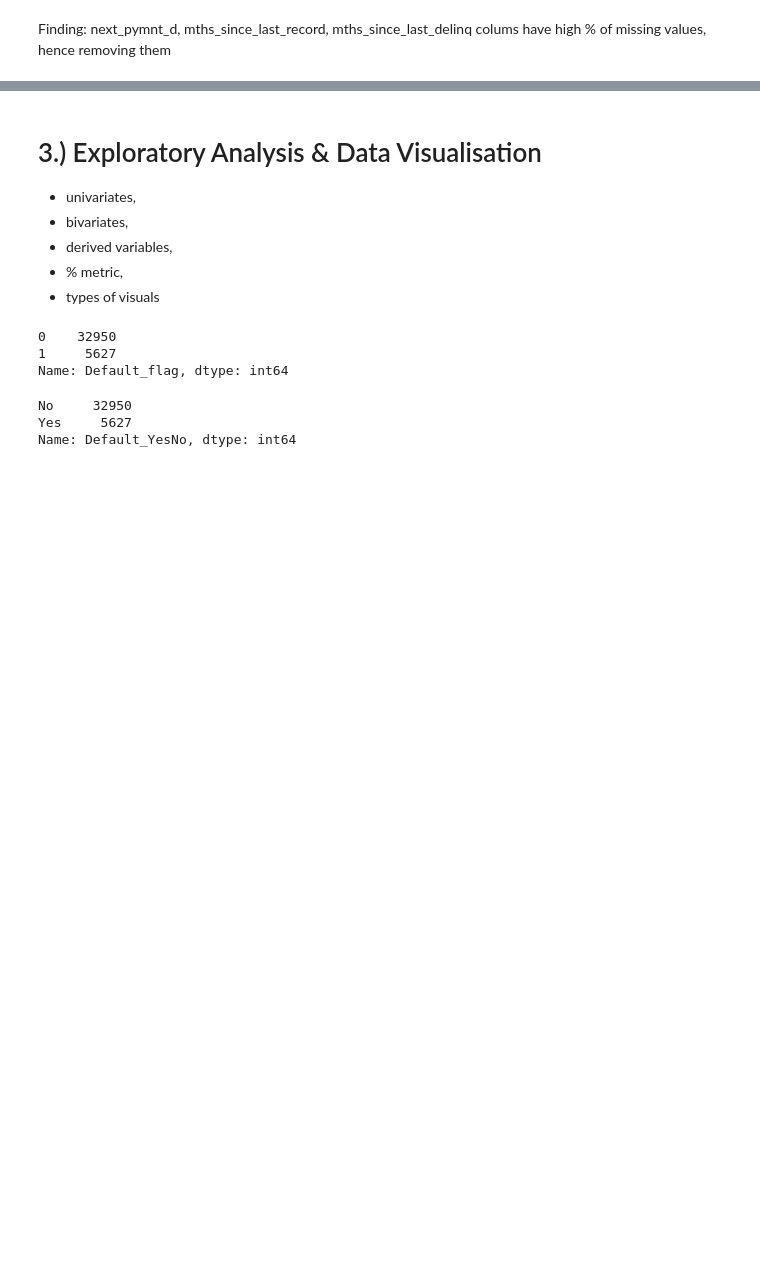
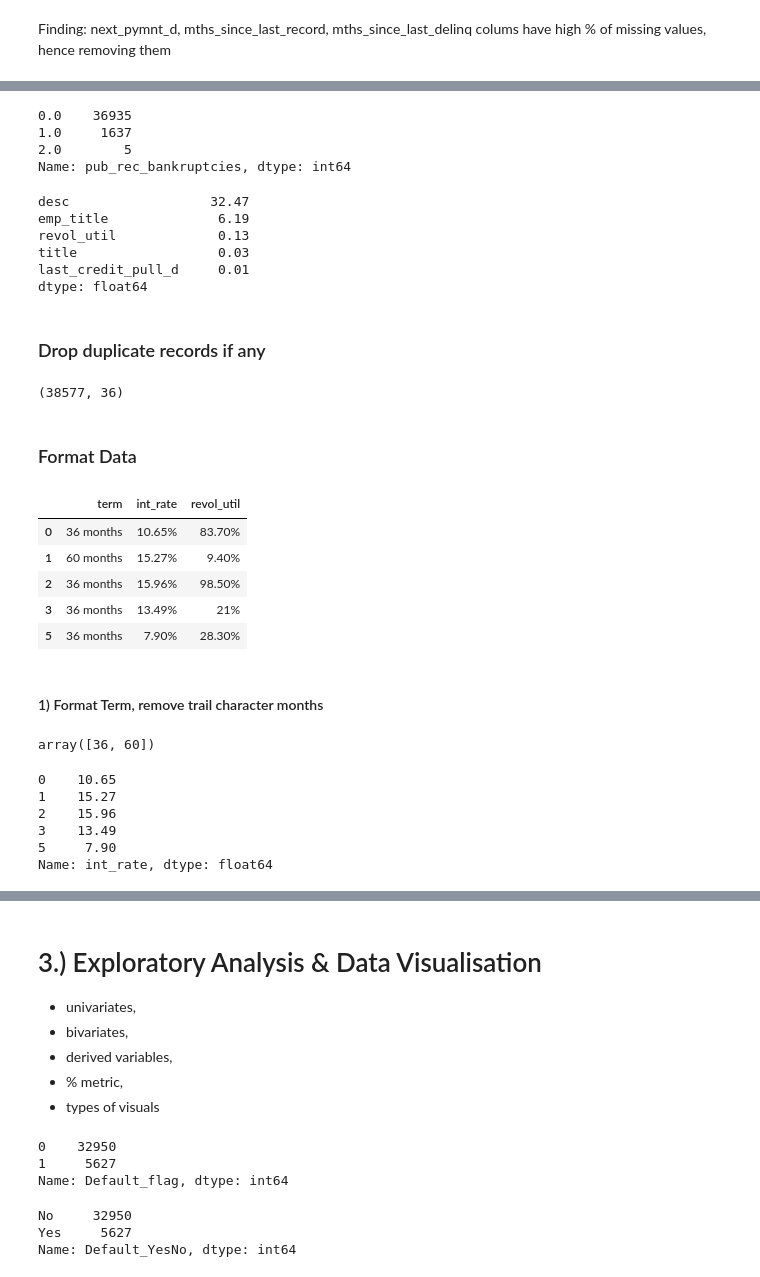
Before and after one commit to udaykadavi/LendingClubCaseStudy, a Jupyter notebook: EDA_UA.ipynb, the cells around one changed output, grey strips where cells are left out. Saved outputs shown, nothing was run; the diff lists cells and outputs as text; code cells hidden in the pictures; blank space fills up the shorter version.

Commit message:
Updated DataCleaning and started corelaltion

```diff
--- a/EDA_UA.ipynb
+++ b/EDA_UA.ipynb
@@ -276,0 +152,4 @@ Name: pub_rec_bankruptcies, dtype: int64
+# %%
+#Check value range for column to remove columns with single value
+cols_uniquevals=loan_df.nunique().sort_values()
+cols_uniquevals
@@ -276,0 +174,4 @@ Name: pub_rec_bankruptcies, dtype: int64
+# %%
+#Removing columns with single values
+cols_drop2 = cols_uniquevals[cols_uniquevals.values == 1]
+loan_df.drop(columns=cols_drop2.index,inplace=True)
@@ -276,0 +240,6 @@ Name: pub_rec_bankruptcies, dtype: int64
+# %%
+#Replace the nulls with the Mode
+loan_df['emp_length'] = loan_df.emp_length.fillna(loan_df.emp_length.mode()[0])
+
+#check
+loan_df.emp_length.value_counts(dropna=False)
@@ -276,0 +270,52 @@ Name: pub_rec_bankruptcies, dtype: int64
+# %%
+#Replace the nulls with the Mode
+loan_df['pub_rec_bankruptcies'] = loan_df.pub_rec_bankruptcies.fillna(loan_df.pub_rec_bankruptcies.mode()[0])
+
+#check
+loan_df.pub_rec_bankruptcies.value_counts(dropna=False)
+# %% [output]
+0.0    36935
+1.0     1637
+2.0        5
+Name: pub_rec_bankruptcies, dtype: int64
+# %%
+# Check Final left out missing values the dataset
+cols_50null = loan_df.isnull().mean().round(4).sort_values( ascending = False)*100
+cols_50null[cols_50null.values > 0]
+# %% [output]
+desc                  32.47
+emp_title              6.19
+revol_util             0.13
+title                  0.03
+last_credit_pull_d     0.01
+dtype: float64
+# %% [markdown]
+### Drop duplicate records if any
+# %%
+# Drop Duplicate row if any?
+loan_df.drop_duplicates()
+loan_df.shape
+# %% [output]
+(38577, 36)
+# %% [markdown]
+### Format Data
+# %%
+# Check format
+loan_df[['term','int_rate','revol_util']].head()
+# %% [output]
+|  | term | int_rate | revol_util |
+| 0 | 36 months | 10.65% | 83.70% |
+| 1 | 60 months | 15.27% | 9.40% |
+| 2 | 36 months | 15.96% | 98.50% |
+| 3 | 36 months | 13.49% | 21% |
+| 5 | 36 months | 7.90% | 28.30% |
+# %% [markdown]
+#### 1) Format Term, remove trail character months
+# %%
+# Format term, remove trailing months
+loan_df['term']=loan_df.term.str.replace(' months','')
+loan_df['term']=loan_df.term.str.strip().astype(int)
+#Check transformed format
+loan_df.term.unique()
+# %% [output]
+array([36, 60])
@@ -276,0 +324,13 @@ Name: pub_rec_bankruptcies, dtype: int64
+# %%
+# Format term, remove trailing %
+loan_df['int_rate']=loan_df['int_rate'].str.replace('%','').astype(float)
+
+# Check format
+loan_df.int_rate.head()
+# %% [output]
+0    10.65
+1    15.27
+2    15.96
+3    13.49
+5     7.90
+Name: int_rate, dtype: float64
```
Also changed, not shown: parts of 42 cells of this notebook.
